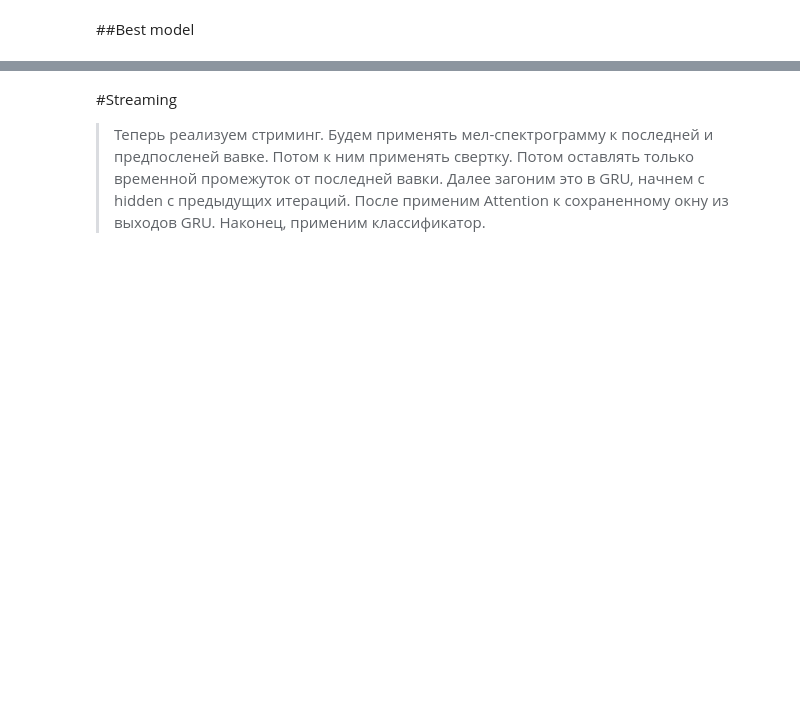
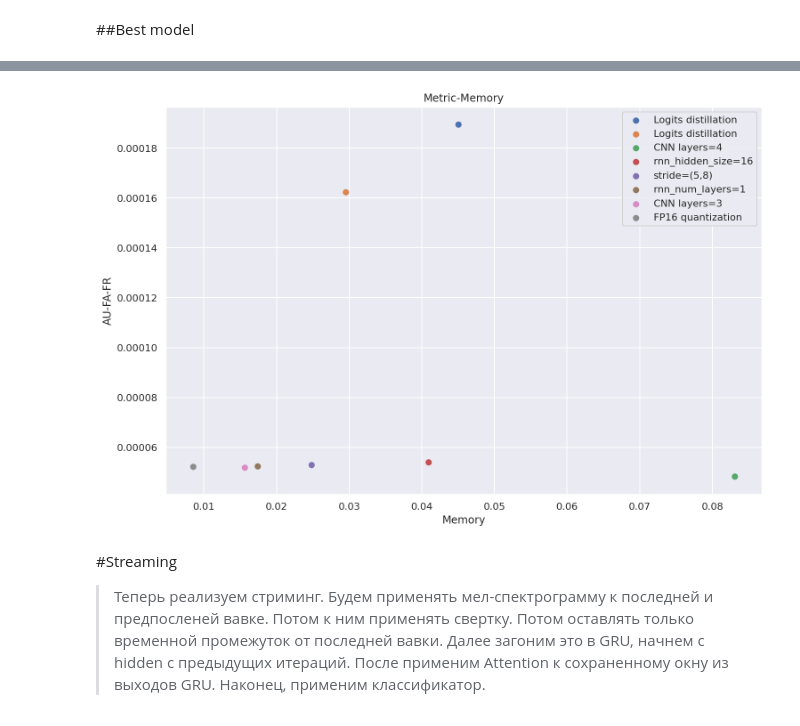
Before and after one commit to mak-corp/kws_project, a Jupyter notebook: notebook.ipynb, the cells around one changed output, grey strips where cells are left out. Drawn from its saved outputs; the diff is of its cells as text; code cells hidden in the pictures; blank space fills up the shorter version.

```diff
--- a/notebook.ipynb
+++ b/notebook.ipynb
@@ -1233,3 +1272,14 @@ def get_fp16_compressed_crnn():
+# %%
+plt.figure(figsize=(12,8))
+plt.title("Metric-Memory")
+for i in range(len(experiments)):
+    plt.scatter(experiments["memory"][i], experiments["metric"][i], label=experiments['description'][i])
+plt.xlabel("Memory")
+plt.ylabel("AU-FA-FR")
+plt.legend()
+print()
+# %% [output]
+[figure, added]
 # %% [markdown]
 #Streaming
 > Теперь реализуем стриминг. Будем применять мел-спектрограмму к последней и предпосленей вавке. Потом к ним применять свертку. Потом оставлять только временной промежуток от последней вавки. Далее загоним это в GRU, начнем с hidden с предыдущих итераций. После применим Attention к сохраненному окну из выходов GRU. Наконец, применим классификатор.
```
Also changed, not shown: parts of 4 cells of this notebook.
